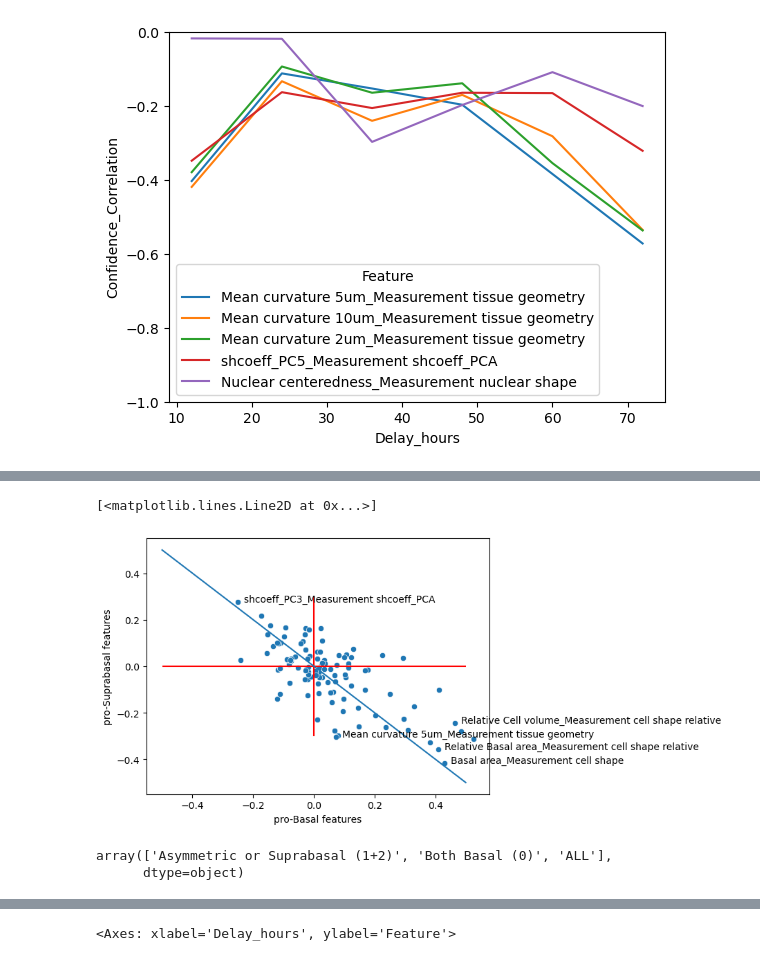
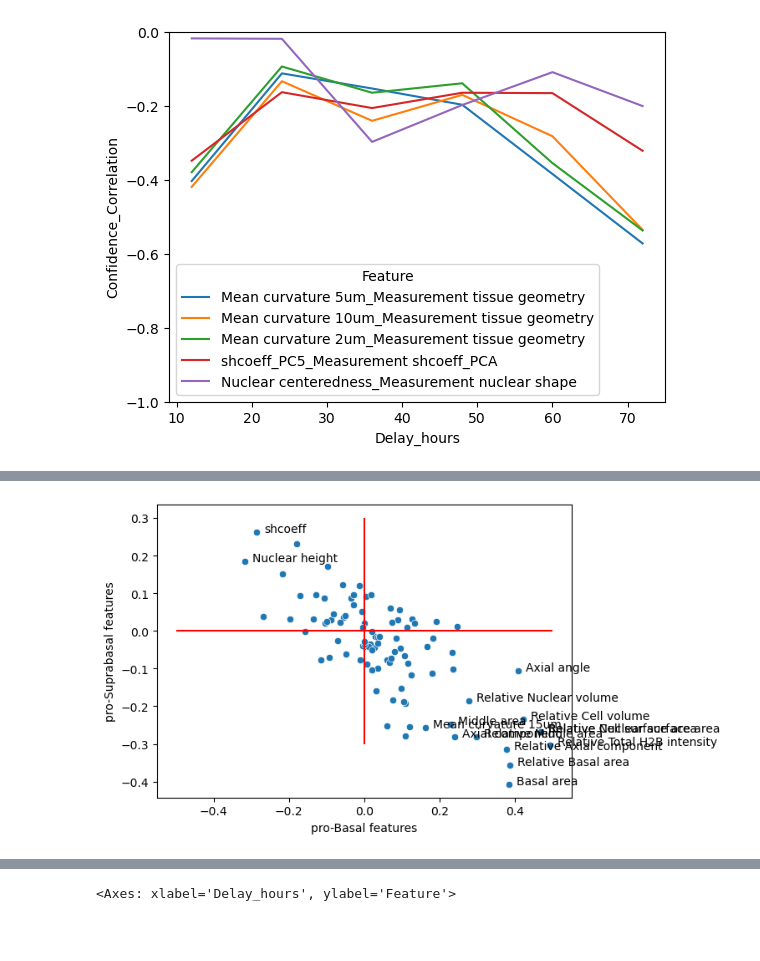
Before and after one commit to xies/mouse_skin_size_control, a Jupyter notebook: 2025_lineage_analysis/annotability_results/annotability_results.ipynb, the cells around one changed output, grey strips where cells are left out. Drawn from its saved outputs; the diff is of its cells as text; code cells hidden in the pictures; blank space fills up the shorter version.

```diff
--- a/2025_lineage_analysis/annotability_results/annotability_results.ipynb
+++ b/2025_lineage_analysis/annotability_results/annotability_results.ipynb
@@ -10,7 +10,7 @@ plt.rcParams['svg.fonttype'] = 'none'
 from os import path
 import textwrap
 
-dirname = '/Users/xies/Library/CloudStorage/OneDrive-Stanford/Skin/Mesa et al/Lineage models/Annotability results/results0104'
+dirname = '/Users/xies/Library/CloudStorage/OneDrive-Stanford/Skin/Mesa et al/Lineage models/Annotability results/results_1405'
 
 def label_point(x, y, val, ax=None):
     if ax == None:
@@ -119,9 +119,9 @@ plt.savefig(path.join(dirname,'pure_delays_supra_anticorr_conf.svg'))
 # %% [markdown]
 # 2. Cell cycle aligned
 # %%
-correlations = pd.read_csv(path.join(dirname,'0104aligned_results_with_relative_features/correlation_results/correlations_ALL_TIMEPOINTS_full.csv'),index_col=0)
+correlations = pd.read_csv(path.join(dirname,'correlation_results/correlations_ALL_TIMEPOINTS_full.csv'),index_col=0)
 
-top_correlations = pd.read_csv(path.join(dirname,'0104aligned_results_with_relative_features/correlation_results/top_correlations_ALL_TIMEPOINTS.csv'),index_col=0)
+top_correlations = pd.read_csv(path.join(dirname,'correlation_results/top_correlations_ALL_TIMEPOINTS.csv'),index_col=0)
 
 # print(correlations['Feature'].unique())
 # # correlations
@@ -284,46 +236,38 @@ plt.ylim([-1,0])
 # %%
 # _df = pd.merge(basal_correlations.swaplevel(axis=0).loc[12],
 #                supra_correlations.swaplevel(axis=0).loc[12],
 #                left_index=True,right_index=True,suffixes=['_basal','_suprabasal'])
 
 _df = pd.merge(basal_correlations.swaplevel(axis=0).reset_index().groupby('Feature').mean()['Confidence_Correlation'],
                 supra_correlations.swaplevel(axis=0).reset_index().groupby('Feature').mean()['Confidence_Correlation'],
                left_index=True,right_index=True,suffixes=['_basal','_suprabasal']
                )
+_df['Distance'] = np.sqrt(_df['Confidence_Correlation_basal']**2 + _df['Confidence_Correlation_suprabasal']**2)
 
 x = 'Confidence_Correlation_basal'
 y = 'Confidence_Correlation_suprabasal'
 plt.close('all')
 sb.scatterplot(_df,x=x,y=y)
 plt.xlabel('pro-Basal features')
 plt.ylabel('pro-Suprabasal features')
 plt.vlines(0,ymin=-0.3,ymax=.3,color='r')
 plt.hlines(0,xmin=-0.5,xmax=.5,color='r')
 
+
 feature = _df.loc[[
       # 'Mean curvature 2um_Measurement tissue geometry',
-      'Mean curvature 5um_Measurement tissue geometry',
+      'Mean curvature 15um_Measurement tissue geometry',
       # 'Mean curvature 10um_Measurement tissue geometry'
             ]]
-label_point(feature[x],feature[y],feature.index)
-
-feature = _df.loc[[
-    'shcoeff_PC3_Measurement shcoeff_PCA',
-    'Basal area_Measurement cell shape',
-    'Relative Cell volume_Measurement cell shape relative',
-                  'Relative Basal area_Measurement cell shape relative']]
-label_point(feature[x],feature[y],feature.index)
-
-# feature = _df.loc[['Relative Nuclear surface area_Measurement nuclear geometry relative']]
 # label_point(feature[x],feature[y],feature.index)
 
-plt.plot([-.5,.5],[.5,-.5])
+feature = _df[_df['Distance'] > .3]
+label_point(feature[x],feature[y],[l[0] for l in feature.index.str.split('_',expand=True).to_list()])
+# plt.gca().add_patch(plt.Circle((0,0),.3,color='b'))
+
+plt.gca().set_aspect('equal', 'box')
+
+plt.savefig(path.join(dirname,'supra_v_basal.svg'))
 # %% [output]
-[<matplotlib.lines.Line2D at 0x...>]
-[figure, old version]
+[figure, new version]
-# %%
-correlations['Fate'].unique()
-# %% [output]
-array(['Asymmetric or Suprabasal (1+2)', 'Both Basal (0)', 'ALL'],
-      dtype=object)
 # %%
```
Also changed, not shown: parts of 9 cells of this notebook, 14 other files.
